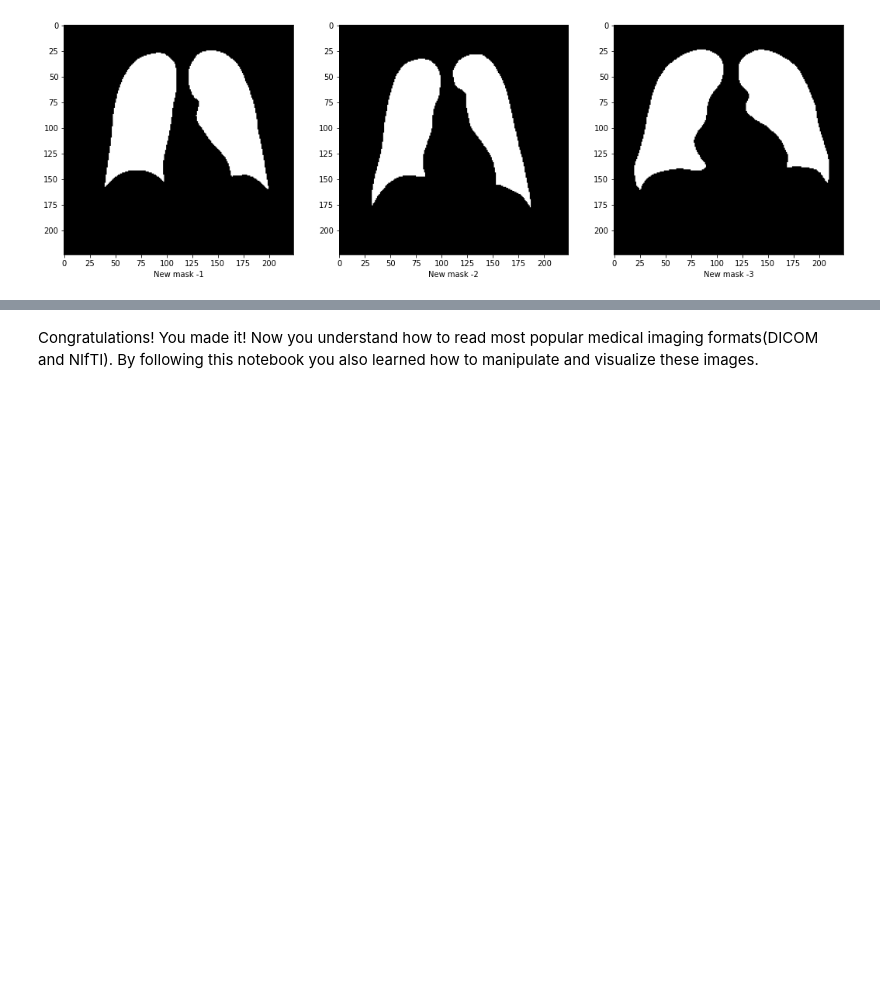
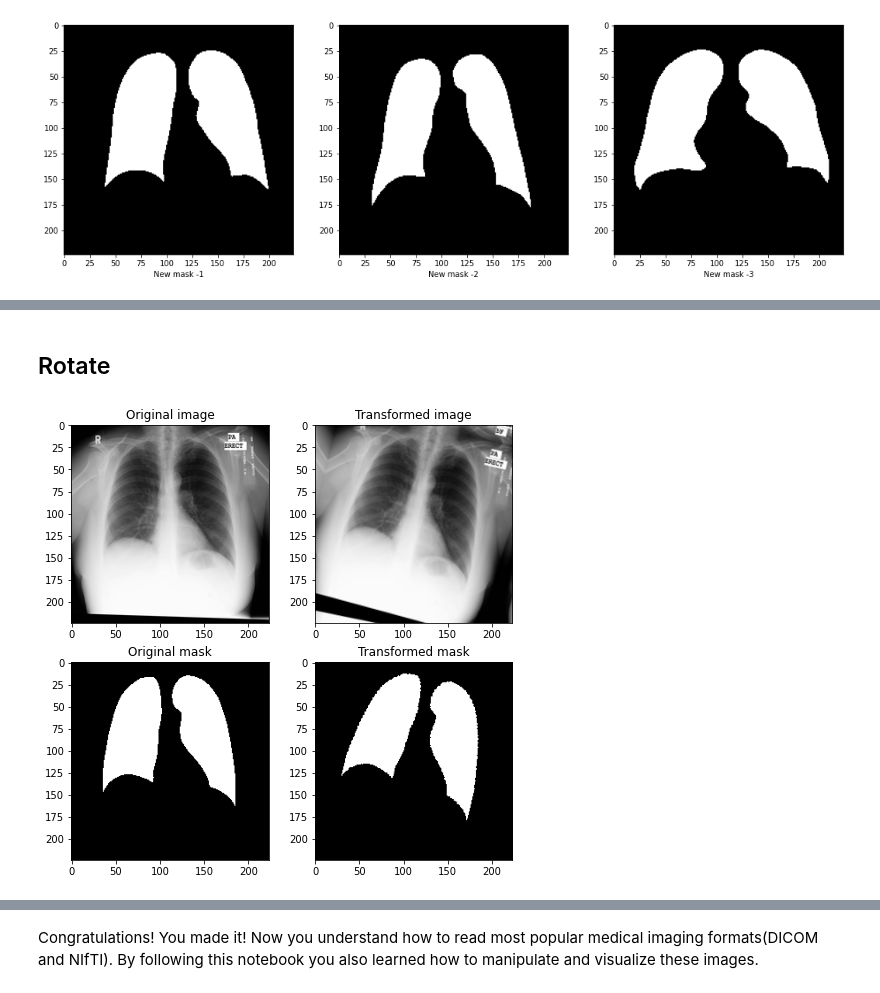
Before and after one commit to akansh12/confession-of-a-coding-freak, a Jupyter notebook: _notebooks/2022-06-19-2D-ResUnet-based-Medical-Images(Chest-X-Rays)-Segmentation-using-Pytorch.ipynb, the cells around one changed output, grey strips where cells are left out. Saved outputs shown, nothing was run; the diff lists cells and outputs as text; code cells hidden in the pictures; blank space fills up the shorter version.

```diff
--- a/_notebooks/2022-06-19-2D-ResUnet-based-Medical-Images(Chest-X-Rays)-Segmentation-using-Pytorch.ipynb
+++ b/_notebooks/2022-06-19-2D-ResUnet-based-Medical-Images(Chest-X-Rays)-Segmentation-using-Pytorch.ipynb
@@ -229,0 +332,10 @@ plt.show()
+# %% [markdown]
+## Rotate
+# %%
+aug = A.Rotate((-30,30), p = 1)
+augmented = aug(image=image, mask=mask)
+image_rot = augmented['image']
+mask_rot = augmented['mask']
+visualize(image_rot, mask_rot, original_image=image, original_mask=mask)
+# %% [output]
+[figure, added]
```
Also changed, not shown: parts of 27 cells of this notebook.
